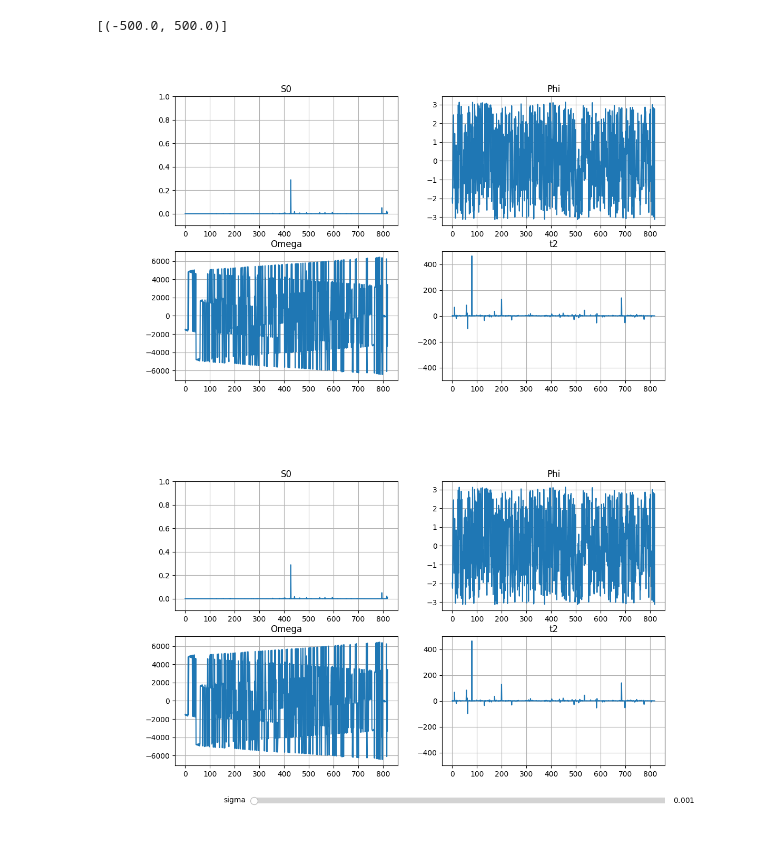
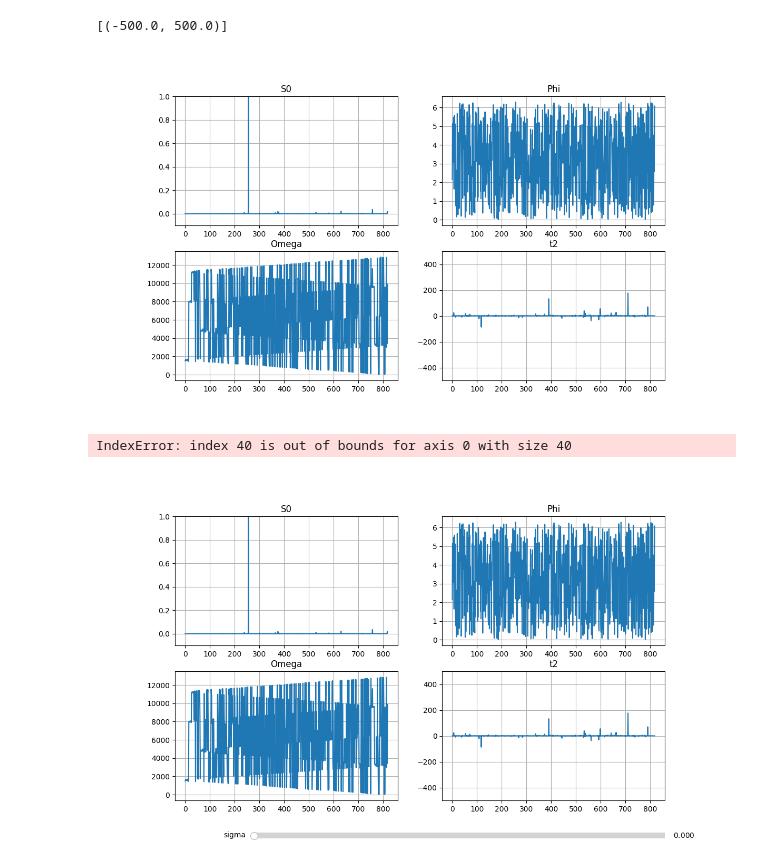
Before and after one commit to JoaoDell/MRI-study, a Jupyter notebook: examples/MPM/single_peak_noise.ipynb, the cells around one changed output. Drawn from its saved outputs; the diff is of its cells as text; code cells hidden in the pictures.

```diff
--- a/examples/MPM/single_peak_noise.ipynb
+++ b/examples/MPM/single_peak_noise.ipynb
@@ -7,7 +7,7 @@ import pandas as pd
 from pyMRI.utils import RMSE
 # %%
 rerun = False
-filename_end = ""
+filename_end = "_2"
 folder_name = "files/"
 # %%
 metabolites = pymri.METABOLITES
@@ -17,6 +17,9 @@ t0, tn, dt, B0 = pymri.setup_sim_t(0.0, 1.0, 2048, 3.0)
 
 ws, t2s, M_0s = pymri.unpack_metabolites(metabolites, B0)
 ws, t2s, M_0s = ws[met_i - 1:met_i], t2s[met_i - 1:met_i], M_0s[met_i - 1:met_i]
+M_0s[0] = 1.0
+t2s[0] = 0.02
+ws[0] = 2000
 print(ws, t2s, M_0s)
 
 spins_phi = np.zeros_like(M_0s)
@@ -106,9 +109,10 @@ ax[1, 1].grid()
 ax[1, 1].set(ylim=[-500, 500])
 # %% [output]
 [(-500.0, 500.0)]
-[figure, old version]
+[figure, new version]
+IndexError: index 40 is out of bounds for axis 0 with size 40
 # %%
-sigma = np.arange(0.001, 0.04, 0.001)
+sigma = np.arange(0.0, 0.04, 0.001)
 
 s0_arr = np.zeros((sigma.size, s0.size))
 phi_arr = np.zeros((sigma.size, s0.size))
@@ -119,7 +123,7 @@ if rerun == True:
     for i in range(sigma.size):
         c_sig = pymri.corrupted_snr(sig, 0.0, sigma[i])
 
-        r_sig, z, r = pymri.filter_sig(c_sig, L, noise_threshold, return_poles_and_res=True)
+        r_sig, z, r = pymri.filter_sig(c_sig, L, noise_threshold, return_poles_and_res=True, return_full_arrays=True)
         s0_arr[i, :], phi_arr[i, :], omega_arr[i, :], t2_arr[i, :] = pymri.calculate_variables_from_z_and_r(z, r, dt)
         t2_arr[i, :] = 1/t2_arr[i, :]
 # %%
@@ -205,16 +209,17 @@ def quadratic(start : float, stop : float, n_frames : int):
 # %%
 def update(frame):
     step = int(slider.val*sigma.size/(sigma[-1] - sigma[0]))
-    ax00.set_ydata(np.sort(s0_arr[step, :]))
-    ax01.set_ydata(np.sort(phi_arr[step, :]))
-    ax10.set_ydata(np.sort(omega_arr[step, :]))
-    ax11.set_ydata(np.sort(t2_arr[step, :]))
+    sort_arr = np.argsort(s0_arr[step, :])
+    ax00.set_ydata(s0_arr[step, :][sort_arr])
+    ax01.set_ydata(phi_arr[step, :][sort_arr])
+    ax10.set_ydata(omega_arr[step, :][sort_arr])
+    ax11.set_ydata(t2_arr[step, :][sort_arr])
     fig.canvas.draw_idle()
 
 slider.on_changed(update)
 plt.show()
 # %% [output]
-[figure, old version]
+[figure, new version]
 # %%
 fig_2, ax_2 = plt.subplots(2, 2, figsize=(12, 7))
 i = np.arange(0, s0.size, 1)
```
Also changed, not shown: parts of 4 cells of this notebook, 7 other files.
